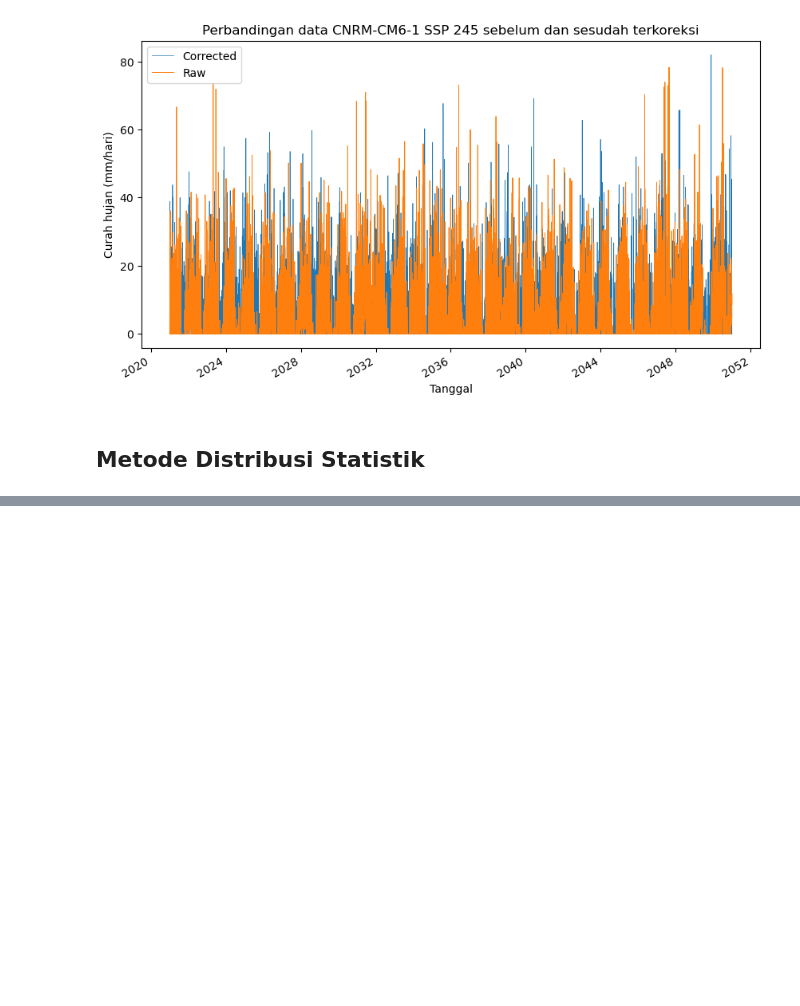
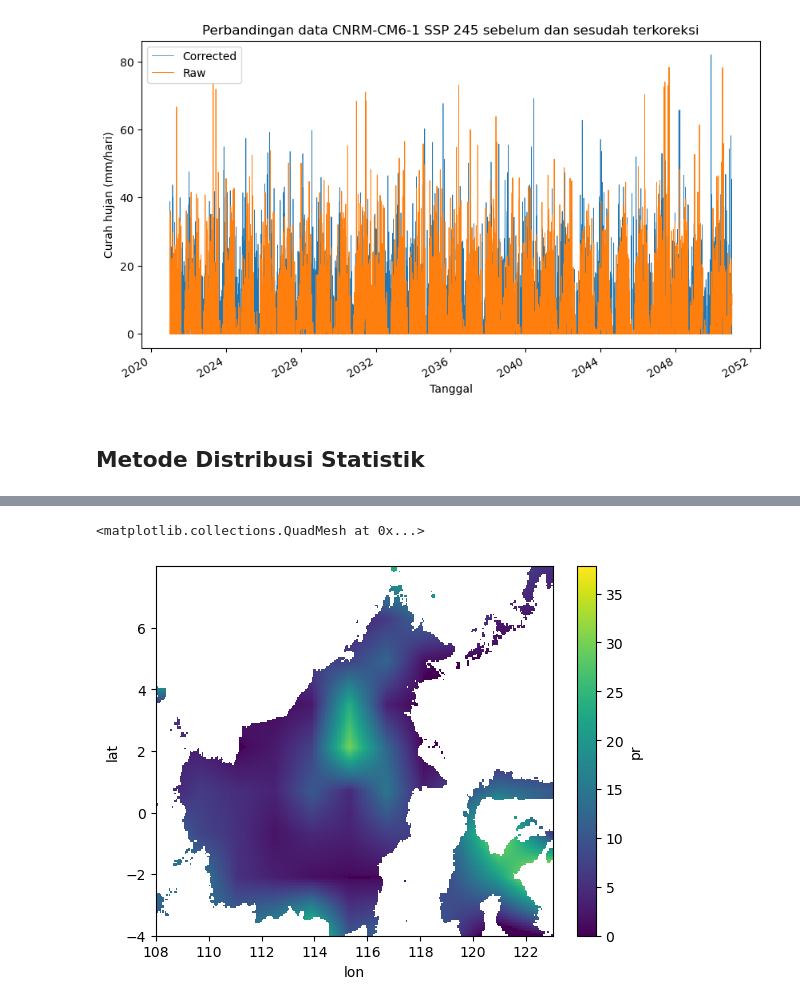
Before and after one commit to agungbaruna/modul-pemodelan-iklim, a Jupyter notebook: notebook/bias-correction.ipynb, the cells around one changed output, grey strips where cells are left out. Drawn from its saved outputs; the diff is of its cells as text; code cells hidden in the pictures; blank space fills up the shorter version.

```diff
--- a/notebook/bias-correction.ipynb
+++ b/notebook/bias-correction.ipynb
@@ -155,3 +125,9 @@ plt.show()
 [figure]
 # %% [markdown]
 ## Metode Distribusi Statistik
+# %%
+# 1. Menghitung peluang kejadian tidak hujan (CH < 1) untuk setiap grid dari variabel `resample_bsl`
+resample_bsl_prob = (resample_bsl.pr < 1).mean(dim='time')
+
+non_nan_mask = ~np.isnan(chp.pr)
+chp_prob = (chp.pr < 1).where(non_nan_mask).mean(dim='time')
@@ -157,0 +382,5 @@ plt.show()
+# %%
+resample_bsl.pr[0].where(non_nan_mask[0]).plot()
+# %% [output]
+<matplotlib.collections.QuadMesh at 0x...>
+[figure, added]
```
Also changed, not shown: parts of 24 cells of this notebook, 5 other files.
